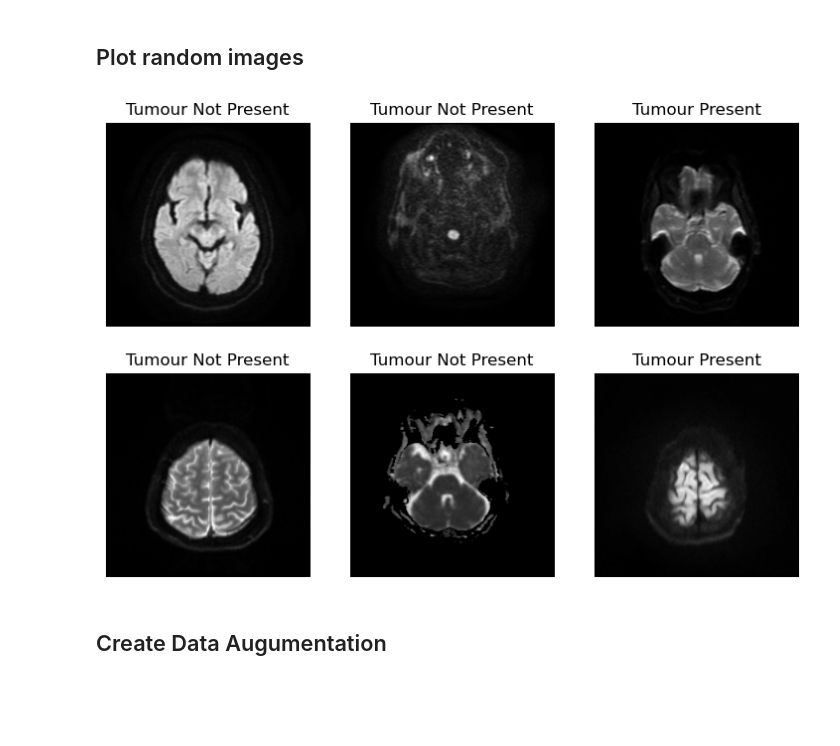
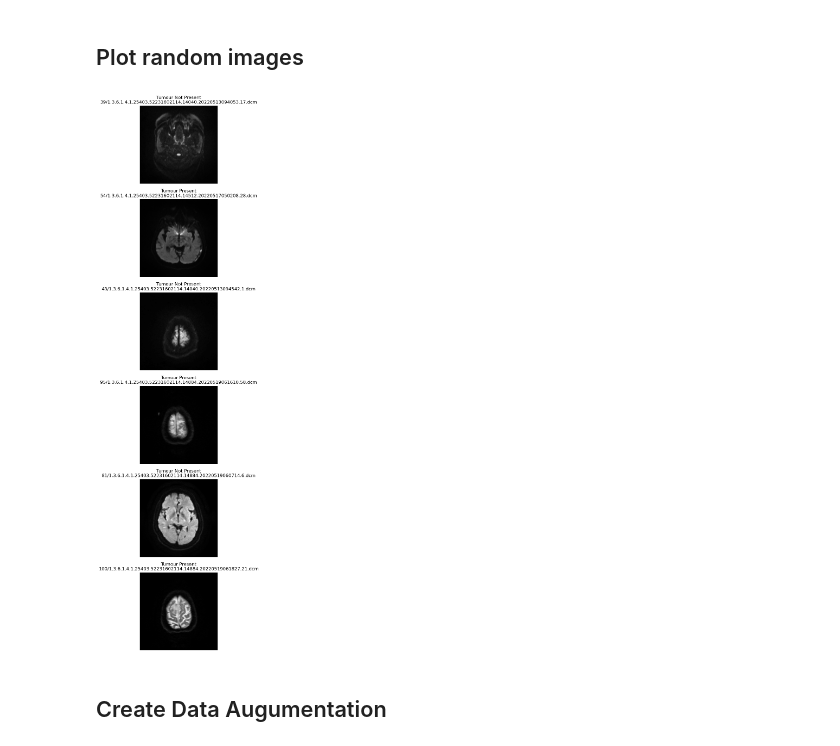
Before and after one commit to DipeshAggarwal/Brain-Stroke, a Jupyter notebook: Brain Stroke.ipynb, the cells around one changed output. Saved outputs shown, nothing was run; the diff lists cells and outputs as text; code cells hidden in the pictures; blank space fills up the shorter version.

```diff
--- a/Brain Stroke.ipynb
+++ b/Brain Stroke.ipynb
@@ -35,26 +35,15 @@ TEST_SPLIT = 0.2
 def info(msg):
     print(f"[INFO] {msg}\n")
 
-def f1_score(y_true, y_pred):
-
-    # Count positive samples.
-    c1 = K.sum(K.round(K.clip(y_true * y_pred, 0, 1)))
-    c2 = K.sum(K.round(K.clip(y_pred, 0, 1)))
-    c3 = K.sum(K.round(K.clip(y_true, 0, 1)))
-
-    # If there are no true samples, fix the F1 score at 0.
-    if c3 == 0:
-        return 0.0
-
-    # How many selected items are relevant?
-    precision = c1 / c2
-
-    # How many relevant items are selected?
-    recall = c1 / c3
-
-    # Calculate f1_score
-    f1_score = 2 * (precision * recall) / (precision + recall)
-    return f1_score
+def sort_in_num_order(name):
+    parts = name.split('.')
+    keys = []
+    for part in parts:
+        if part.isdigit():
+            keys.append(int(part))
+        else:
+            keys.append(part)
+    return tuple(keys)
 # %%
 df = pd.read_excel("Stroke _DCM _Train_Labels.xlsx")
 # %% [markdown]
@@ -111,6 +100,7 @@ for i in range(1, df.shape[0]+1):
 
     files = os.listdir(BASE_IMG_DIR + fn)
     files.remove("studyXml.xml")
+    files = sorted(files, key=sort_in_num_order)
 
     for index, f in enumerate(files):
         dataset["Images"].append(f"{BASE_IMG_DIR}{fn}/{f}")
@@ -165,18 +155,18 @@ image_data = np.array(image_data)
 # %%
 random_indexes = random.sample(range(len(image_data)), k=6)
 
-fig, axs = plt.subplots(2, 3, figsize=(9, 6))
+fig, axs = plt.subplots(6, 1, figsize=(15, 26))
 
 for (idx, c_ax) in zip(random_indexes, axs.flatten()):
     c_ax.imshow(image_data[idx], cmap="gray")
     if target[idx] == 1:
         title = "Tumour Present"
     else:
         title = "Tumour Not Present"
-    c_ax.set_title(title)
+    c_ax.set_title(title + "\n" + str(data_df.Images[idx]).replace("data/STP", ""))
     c_ax.axis("off")
 # %% [output]
-[figure, old version]
+[figure, new version]
 # %%
 X_train, X_test, y_train, y_test = train_test_split(image_data, target,
                                                     test_size=TEST_SPLIT,
```
Also changed, not shown: parts of 1 cell of this notebook.
